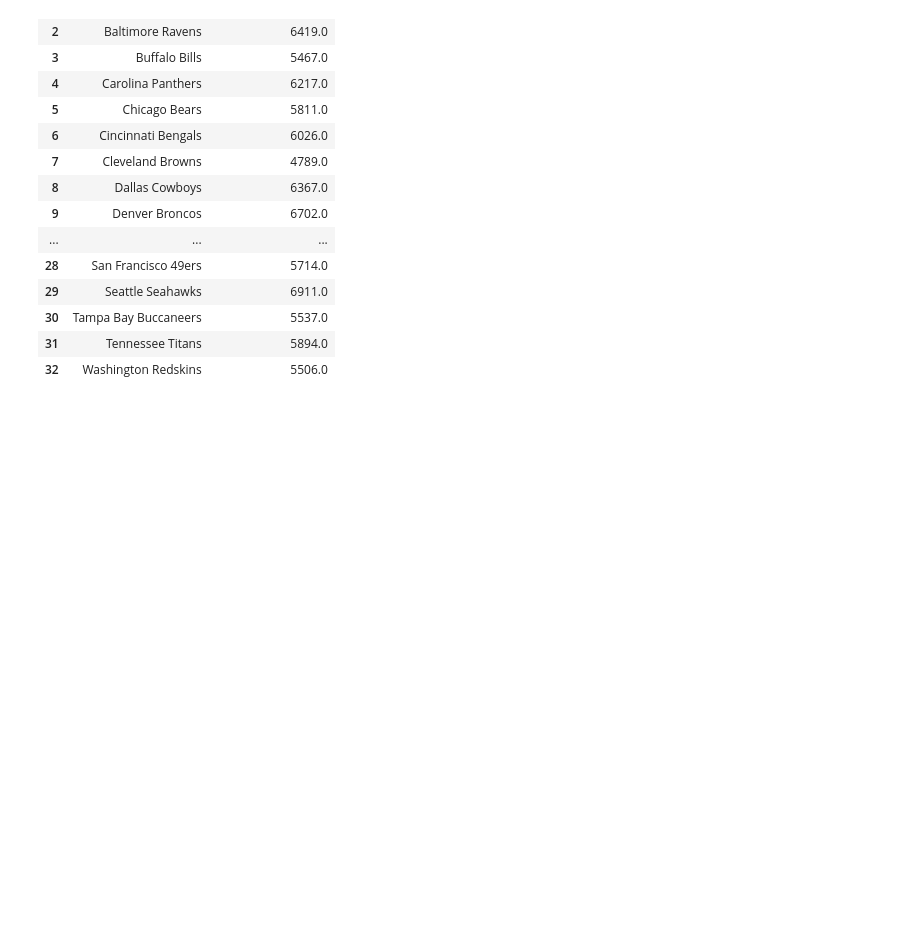
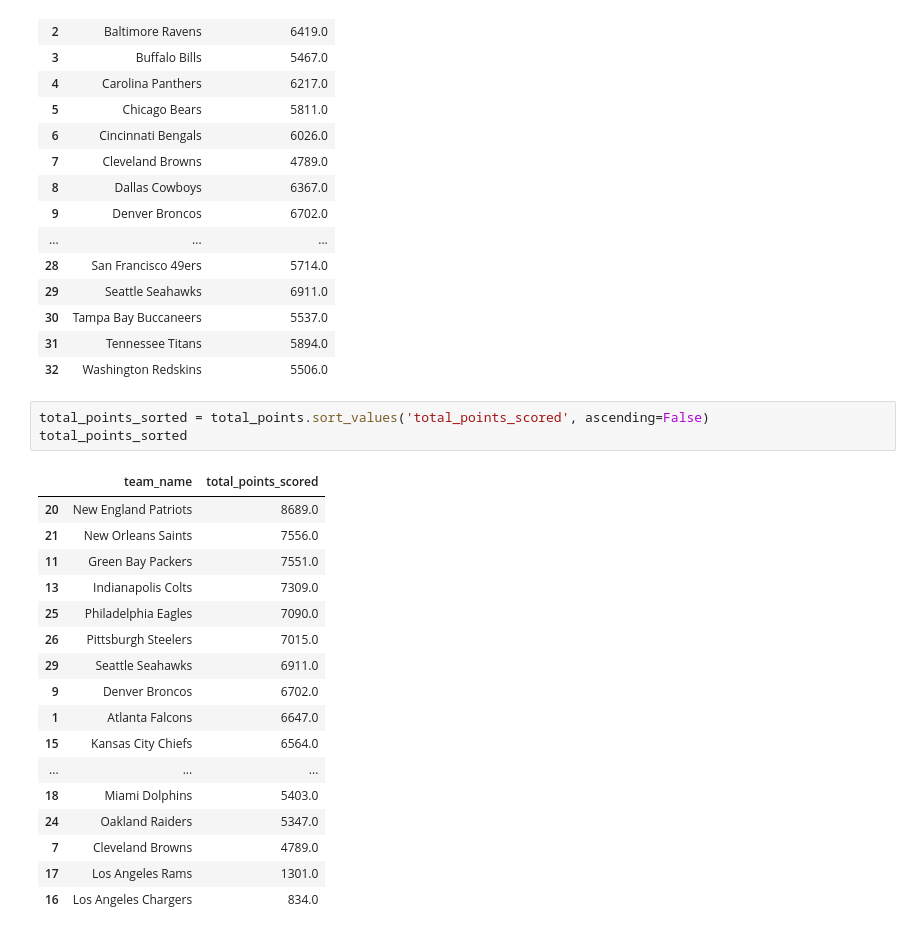
Before and after one commit to potterc22/Project1_TeamB, a Jupyter notebook: startercode.ipynb, the cells around one changed output. Drawn from its saved outputs; the diff is of its cells as text; blank space fills up the shorter version.

Commit message:
Added total_points_sorted

```diff
--- a/startercode.ipynb
+++ b/startercode.ipynb
@@ -324,3 +324,24 @@ total_points
 | 30 | Tampa Bay Buccaneers | 5537.0 |
 | 31 | Tennessee Titans | 5894.0 |
 | 32 | Washington Redskins | 5506.0 |
+# %%
+total_points_sorted = total_points.sort_values('total_points_scored', ascending=False)
+total_points_sorted
+# %% [output]
+|  | team_name | total_points_scored |
+| 20 | New England Patriots | 8689.0 |
+| 21 | New Orleans Saints | 7556.0 |
+| 11 | Green Bay Packers | 7551.0 |
+| 13 | Indianapolis Colts | 7309.0 |
+| 25 | Philadelphia Eagles | 7090.0 |
+| 26 | Pittsburgh Steelers | 7015.0 |
+| 29 | Seattle Seahawks | 6911.0 |
+| 9 | Denver Broncos | 6702.0 |
+| 1 | Atlanta Falcons | 6647.0 |
+| 15 | Kansas City Chiefs | 6564.0 |
+| ... | ... | ... |
+| 18 | Miami Dolphins | 5403.0 |
+| 24 | Oakland Raiders | 5347.0 |
+| 7 | Cleveland Browns | 4789.0 |
+| 17 | Los Angeles Rams | 1301.0 |
+| 16 | Los Angeles Chargers | 834.0 |
```
